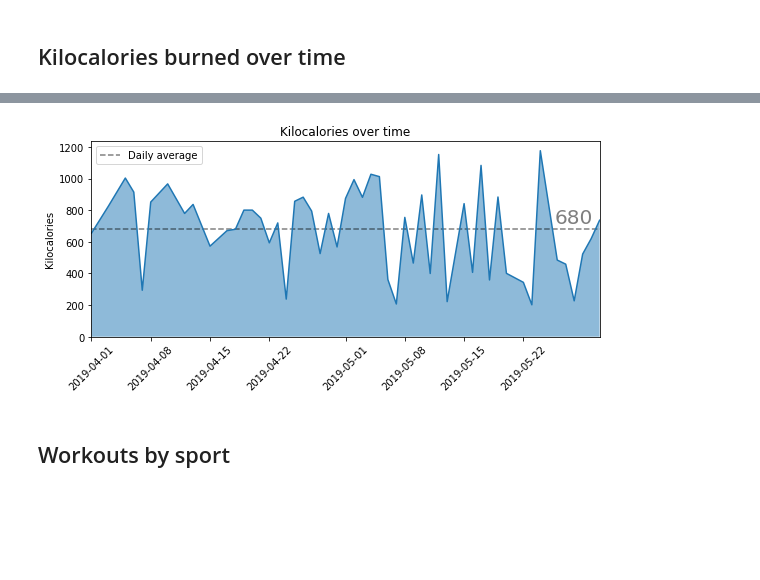
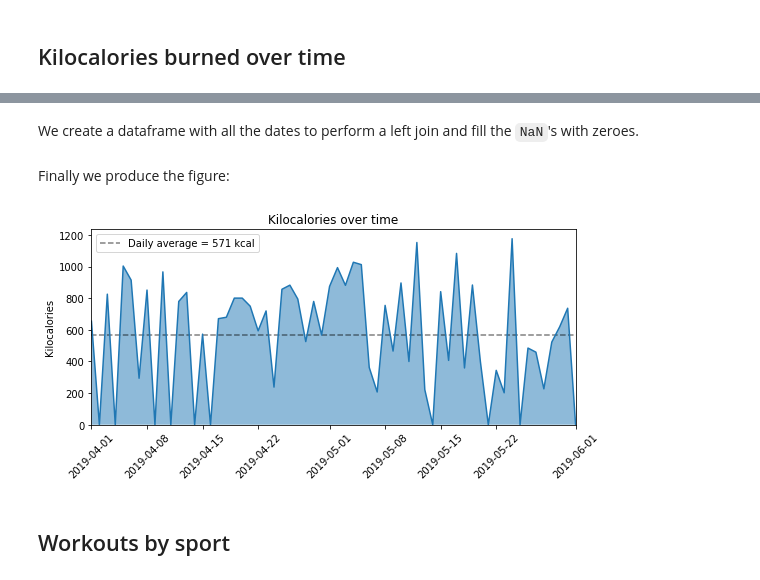
Before and after one commit to besiobu/data-science-portfolio, a Jupyter notebook: polar/Polar.ipynb, the cells around one changed output, grey strips where cells are left out. Drawn from its saved outputs; the diff is of its cells as text; code cells hidden in the pictures; blank space fills up the shorter version.

```diff
--- a/polar/Polar.ipynb
+++ b/polar/Polar.ipynb
@@ -175,3 +204,5 @@ order = ['startDate',
+# %%
+order = sorted(df.columns.to_list())
 # %%
 df = df[order]
 # %% [markdown]
@@ -200,4 +237,4 @@ Finally we proceed to sort the data with the latest workouts at the top of the d
 # %%
-sort_cols = ['startDate','startTime']
+sort_cols = ['startTime','startTime']
 df = df.sort_values(sort_cols, ascending=False)
 df = df.reset_index(drop=True)
@@ -309,53 +351,48 @@ Next we produce a plot of kilocalories burned over a two month period in 2019.
+# %% [markdown]
+We create a dataframe with all the dates to perform a left join and fill the `NaN`'s with zeroes.
+# %%
+dates = pd.date_range(start, stop)
+dates = dates.to_frame()
+dates = dates.reset_index(drop=True)
+dates.columns = ['startTime']
+# %%
+daily = pd.merge(dates, daily, on='startTime', how='left')
+daily = daily.fillna(0)
+# %% [markdown]
+Finally we produce the figure:
 # %%
 width = 800
 height = 400
 dpi = 100
 
-start = pd.to_datetime('2019-04-1')
-stop = pd.to_datetime('2019-06-1')
+plt.figure(figsize=(width/dpi, height/dpi))
+plt.plot(daily['startTime'], daily['kiloCalories'])
 
-daily = df[['startDate', 'kiloCalories']]
-mask = (daily['startDate'] >= start) & (daily['startDate'] < stop)
-daily = daily[mask]
-daily = daily.groupby('startDate', as_index=False)
-daily = daily.sum()
-daily = daily.sort_values('startDate', ascending=False)
-daily = daily.reset_index(drop=True)
-
-plt.figure(figsize=(width/dpi, height/dpi))
-plt.plot(daily['startDate'], daily['kiloCalories'])
-
-plt.fill_between(x=daily['startDate'],
+plt.fill_between(x=daily['startTime'],
                  y1=0,
                  y2=daily['kiloCalories'],
                  alpha=1/2)
 
-plt.hlines(xmin=daily['startDate'].min(),
-           xmax=daily['startDate'].max(),
-           y=daily['kiloCalories'].mean(),
+daily_avg = daily['kiloCalories'].mean()
+
+plt.hlines(xmin=daily['startTime'].min(),
+           xmax=daily['startTime'].max(),
+           y=daily_avg,
            linestyle='dashed',
-           label='Daily average',
+           label=f'Daily average = {round(daily_avg)} kcal',
            alpha=1/2)
-
-plt.text(x=daily.loc[3, 'startDate'],
-         y=daily['kiloCalories'].mean() + 75,
-         s=round(daily['kiloCalories'].mean()),
-         verticalalignment='center',
-         horizontalalignment='center',
-         alpha=1/2,
-         fontsize=20)
 
 plt.title('Kilocalories over time')
 plt.xticks(rotation=45, horizontalalignment='center')
-plt.xlim(daily['startDate'].min(), daily['startDate'].max())
+plt.xlim(daily['startTime'].min(), daily['startTime'].max())
 plt.ylim(0, daily['kiloCalories'].max() * 1.05)
 plt.ylabel('Kilocalories')
 plt.legend(loc='best')
 plt.tight_layout()
 plt.savefig('./img/kilocalories_ts.png')
 plt.show()
 # %% [output]
-[figure, old version]
+[figure, new version]
 # %% [markdown]
 ## Workouts by sport
 # %% [markdown]
```
Also changed, not shown: parts of 110 cells of this notebook, 15 other files.
